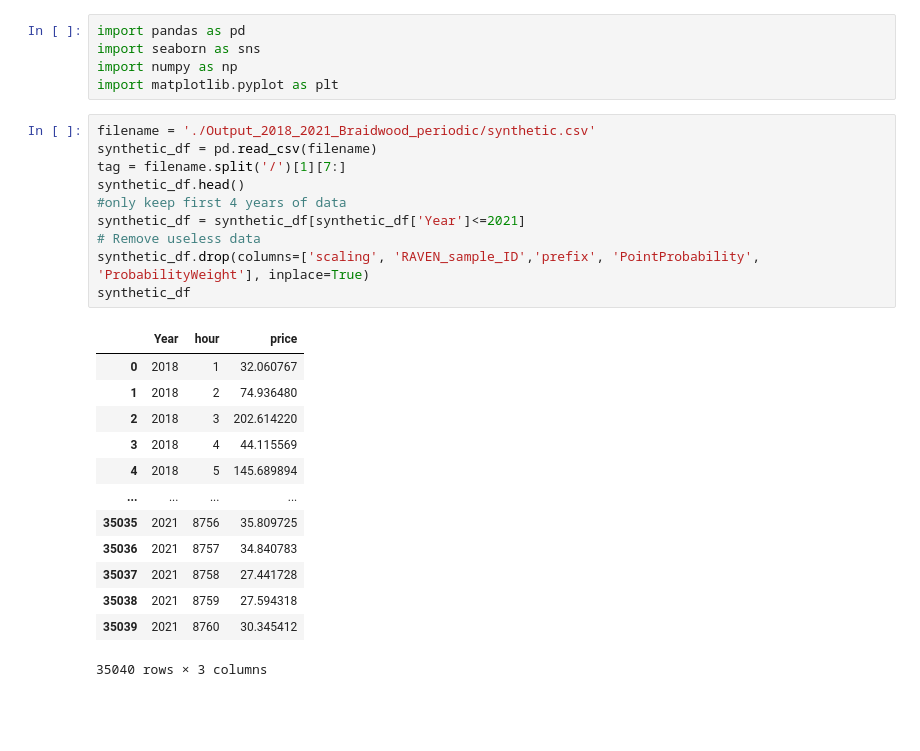
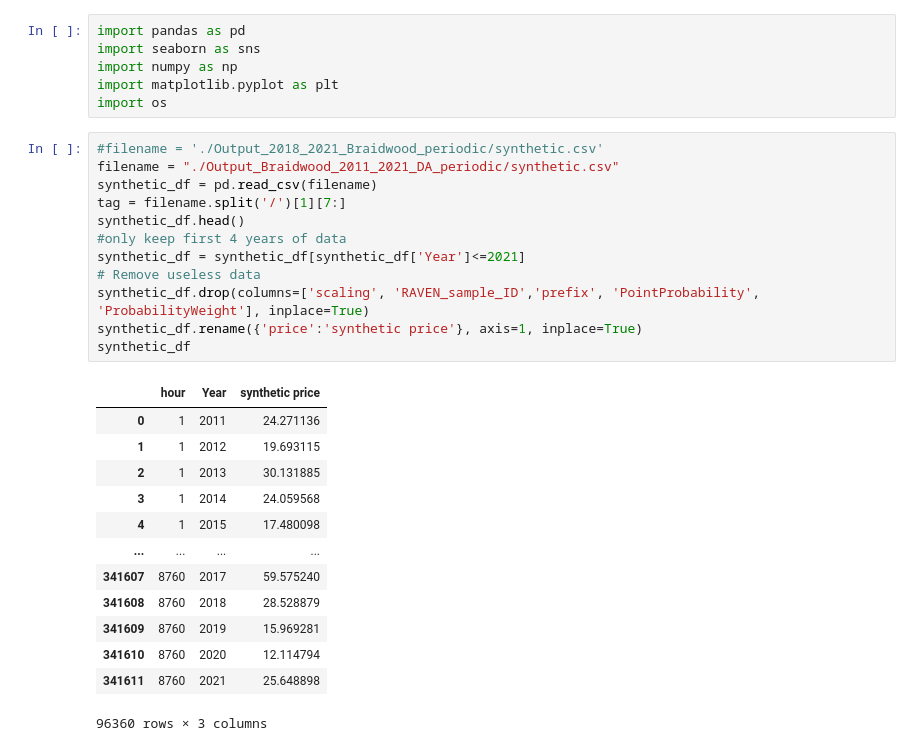
Before and after one commit to idaholab/FORCE, a Jupyter notebook: use_cases/IES_Feb23/train/ARMA_metrics.ipynb, the cells around one changed output. Saved outputs shown, nothing was run; the diff lists cells and outputs as text; blank space fills up the shorter version.

```diff
--- a/use_cases/IES_Feb23/train/ARMA_metrics.ipynb
+++ b/use_cases/IES_Feb23/train/ARMA_metrics.ipynb
@@ -3,27 +3,30 @@ import pandas as pd
 import seaborn as sns
 import numpy as np
 import matplotlib.pyplot as plt
+import os
 # %%
-filename = './Output_2018_2021_Braidwood_periodic/synthetic.csv'
+#filename = './Output_2018_2021_Braidwood_periodic/synthetic.csv'
+filename = "./Output_Braidwood_2011_2021_DA_periodic/synthetic.csv"
 synthetic_df = pd.read_csv(filename)
 tag = filename.split('/')[1][7:]
 synthetic_df.head()
 #only keep first 4 years of data
 synthetic_df = synthetic_df[synthetic_df['Year']<=2021]
 # Remove useless data
 synthetic_df.drop(columns=['scaling', 'RAVEN_sample_ID','prefix', 'PointProbability', 'ProbabilityWeight'], inplace=True)
+synthetic_df.rename({'price':'synthetic price'}, axis=1, inplace=True)
 synthetic_df
 # %% [output]
-|  | Year | hour | price |
-| 0 | 2018 | 1 | 32.060767 |
-| 1 | 2018 | 2 | 74.936480 |
-| 2 | 2018 | 3 | 202.614220 |
-| 3 | 2018 | 4 | 44.115569 |
-| 4 | 2018 | 5 | 145.689894 |
+|  | hour | Year | synthetic price |
+| 0 | 1 | 2011 | 24.271136 |
+| 1 | 1 | 2012 | 19.693115 |
+| 2 | 1 | 2013 | 30.131885 |
+| 3 | 1 | 2014 | 24.059568 |
+| 4 | 1 | 2015 | 17.480098 |
 | ... | ... | ... | ... |
-| 35035 | 2021 | 8756 | 35.809725 |
-| 35036 | 2021 | 8757 | 34.840783 |
-| 35037 | 2021 | 8758 | 27.441728 |
-| 35038 | 2021 | 8759 | 27.594318 |
-| 35039 | 2021 | 8760 | 30.345412 |
+| 341607 | 8760 | 2017 | 59.575240 |
+| 341608 | 8760 | 2018 | 28.528879 |
+| 341609 | 8760 | 2019 | 15.969281 |
+| 341610 | 8760 | 2020 | 12.114794 |
+| 341611 | 8760 | 2021 | 25.648898 |
-35040 rows × 3 columns
+96360 rows × 3 columns
```
Also changed, not shown: parts of 7 cells of this notebook.
